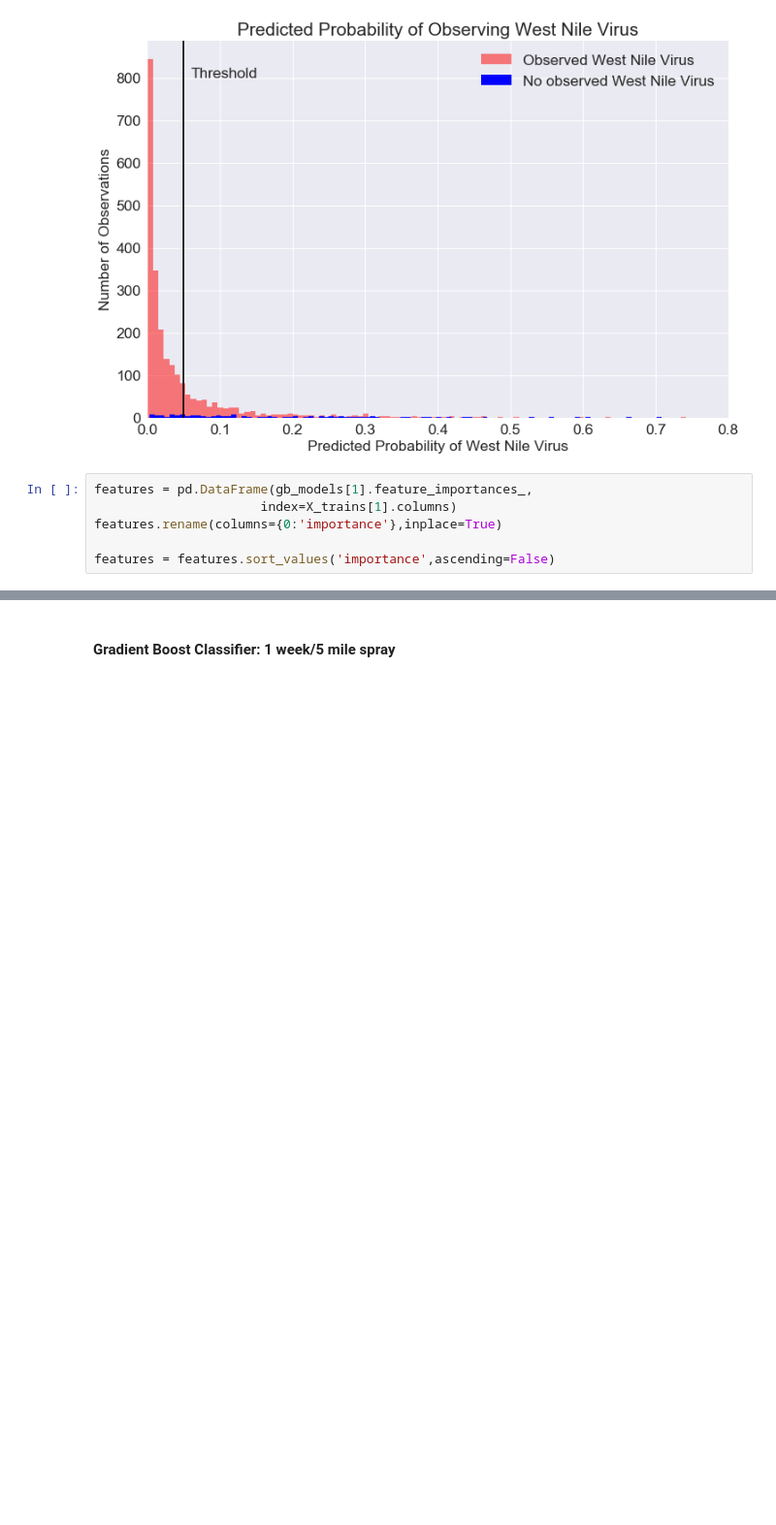
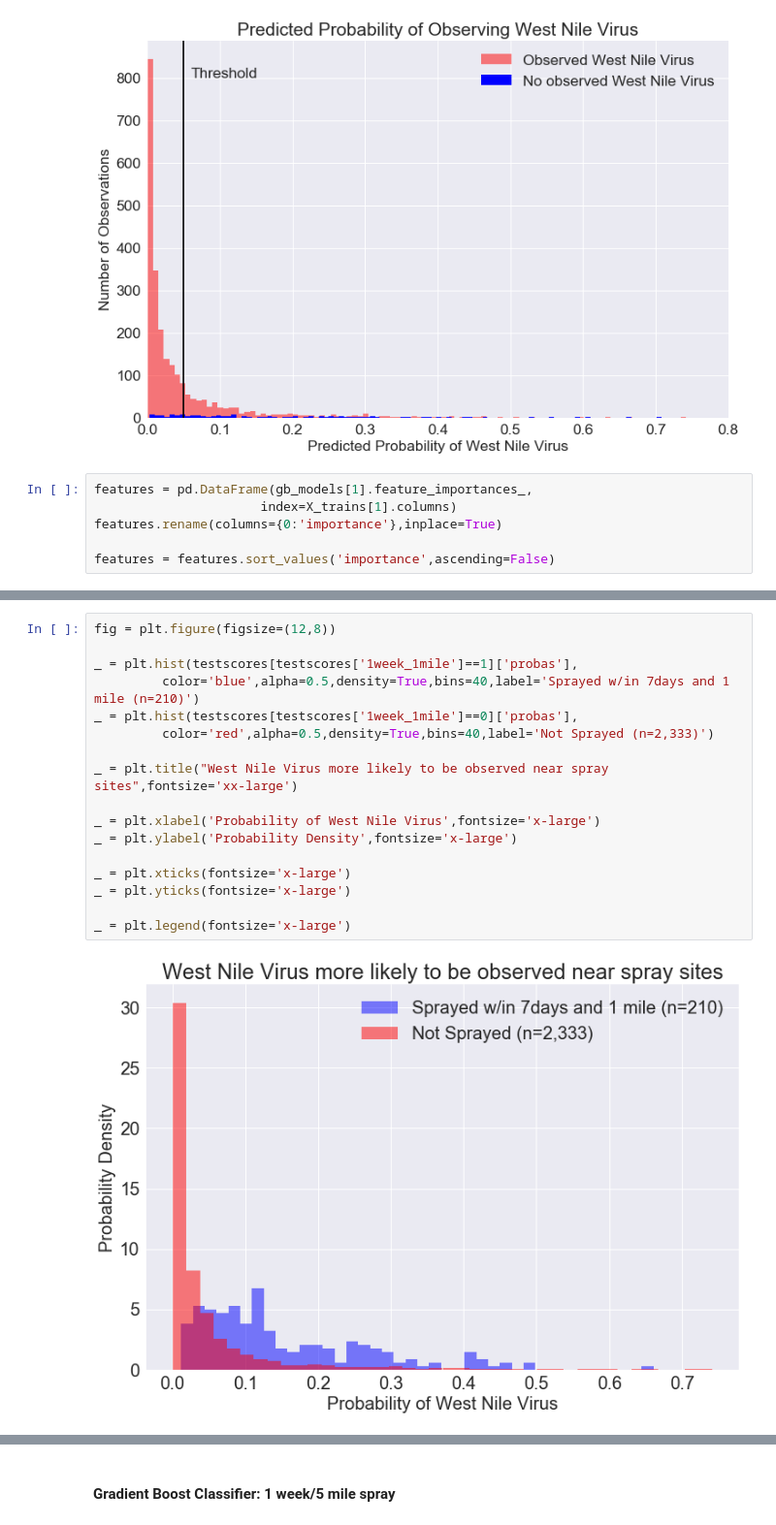
Before and after one commit to mjschillawski/west_nile_virus, a Jupyter notebook: Scoring.ipynb, the cells around one changed output, grey strips where cells are left out. Shown at 97% size. Saved outputs shown, nothing was run; the diff lists cells and outputs as text; blank space fills up the shorter version.

```diff
--- a/Scoring.ipynb
+++ b/Scoring.ipynb
@@ -376,0 +406,19 @@ plt.show()
+# %%
+fig = plt.figure(figsize=(12,8))
+
+_ = plt.hist(testscores[testscores['1week_1mile']==1]['probas'],
+         color='blue',alpha=0.5,density=True,bins=40,label='Sprayed w/in 7days and 1 mile (n=210)')
+_ = plt.hist(testscores[testscores['1week_1mile']==0]['probas'],
+         color='red',alpha=0.5,density=True,bins=40,label='Not Sprayed (n=2,333)')
+
+_ = plt.title("West Nile Virus more likely to be observed near spray sites",fontsize='xx-large')
+
+_ = plt.xlabel('Probability of West Nile Virus',fontsize='x-large')
+_ = plt.ylabel('Probability Density',fontsize='x-large')
+
+_ = plt.xticks(fontsize='x-large')
+_ = plt.yticks(fontsize='x-large')
+
+_ = plt.legend(fontsize='x-large')
+# %% [output]
+[figure, added]
```
Also changed, not shown: parts of 11 cells of this notebook, 2 other files.
